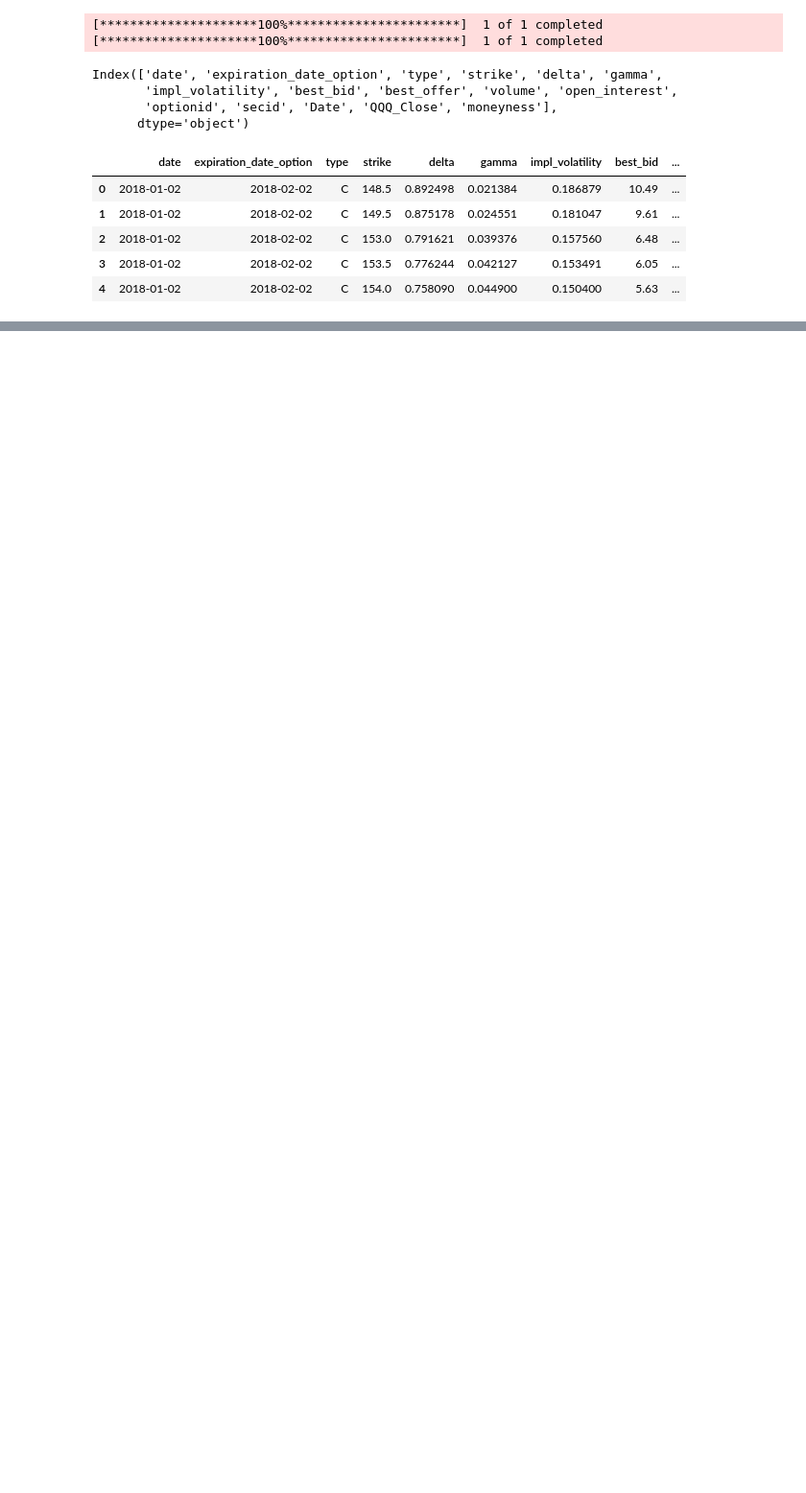
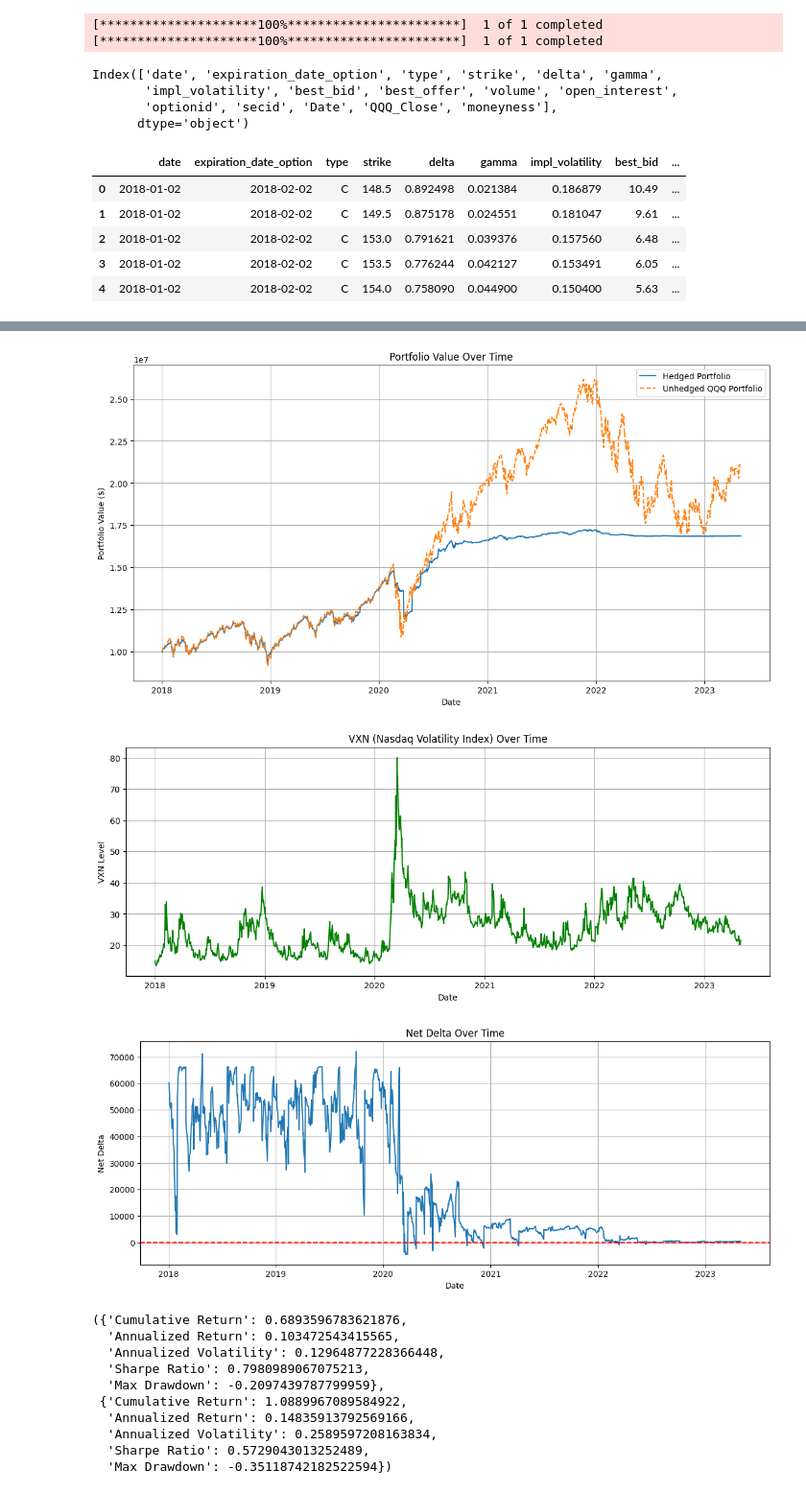
Before and after one commit to CynthiaShiyue/583_RiskManagement_Final_Project, a Jupyter notebook: help.ipynb, the cells around one changed output, grey strips where cells are left out. Shown: that part at 96% size. Drawn from its saved outputs; the diff is of its cells as text; code cells hidden in the pictures; blank space fills up the shorter version.

```diff
--- a/help.ipynb
+++ b/help.ipynb
@@ -890,0 +509,78 @@ class QQQHedger:
+# %%
+import matplotlib.pyplot as plt
+import numpy as np
+
+# Create unhedged portfolio for comparison
+initial_investment = 10_000_000
+unhedged_values = initial_investment * qqq_daily['QQQ_Close'] / qqq_daily['QQQ_Close'].iloc[0]
+
+# --- Performance Plot ---
+plt.figure(figsize=(14, 7))
+plt.plot(qqq_daily['Date'], qqq_daily['Portfolio_Value'], label='Hedged Portfolio')
+plt.plot(qqq_daily['Date'], unhedged_values, label='Unhedged QQQ Portfolio', linestyle='--')
+plt.title('Portfolio Value Over Time')
+plt.xlabel('Date')
+plt.ylabel('Portfolio Value ($)')
+plt.legend()
+plt.grid(True)
+plt.show()
+
+import matplotlib.pyplot as plt
+
+plt.figure(figsize=(14, 5))
+plt.plot(vxn_daily['Date'], vxn_daily['Close'], color='green')
+plt.title('VXN (Nasdaq Volatility Index) Over Time')
+plt.xlabel('Date')
+plt.ylabel('VXN Level')
+plt.grid(True)
+plt.show()
+
+
+# --- Net Delta Over Time ---
+plt.figure(figsize=(14, 5))
+plt.plot(qqq_daily['Date'], qqq_daily['Net_Delta'])
+plt.axhline(0, color='red', linestyle='--')
+plt.title('Net Delta Over Time')
+plt.xlabel('Date')
+plt.ylabel('Net Delta')
+plt.grid(True)
+plt.show()
+
+# --- Metrics Calculation ---
+def calculate_metrics(portfolio_values):
+    returns = portfolio_values.pct_change().dropna()
+    cumulative_return = portfolio_values.iloc[-1] / portfolio_values.iloc[0] - 1
+    annualized_return = (1 + cumulative_return) ** (252 / len(portfolio_values)) - 1
+    annualized_volatility = returns.std() * np.sqrt(252)
+    sharpe_ratio = annualized_return / annualized_volatility
+
+    cumulative_max = portfolio_values.cummax()
+    drawdown = (portfolio_values - cumulative_max) / cumulative_max
+    max_drawdown = drawdown.min()
+
+    return {
+        'Cumulative Return': cumulative_return,
+        'Annualized Return': annualized_return,
+        'Annualized Volatility': annualized_volatility,
+        'Sharpe Ratio': sharpe_ratio,
+        'Max Drawdown': max_drawdown
+    }
+
+hedged_metrics = calculate_metrics(qqq_daily['Portfolio_Value'])
+unhedged_metrics = calculate_metrics(unhedged_values)
+
+hedged_metrics, unhedged_metrics
+# %% [output]
+[figure, added]
+[figure, added]
+[figure, added]
+({'Cumulative Return': 0.6893596783621876,
+  'Annualized Return': 0.103472543415565,
+  'Annualized Volatility': 0.12964877228366448,
+  'Sharpe Ratio': 0.7980989067075213,
+  'Max Drawdown': -0.2097439787799959},
+ {'Cumulative Return': 1.0889967089584922,
+  'Annualized Return': 0.14835913792569166,
+  'Annualized Volatility': 0.2589597208163834,
+  'Sharpe Ratio': 0.5729043013252489,
+  'Max Drawdown': -0.35118742182522594})
```
Also changed, not shown: parts of 24 cells of this notebook.
